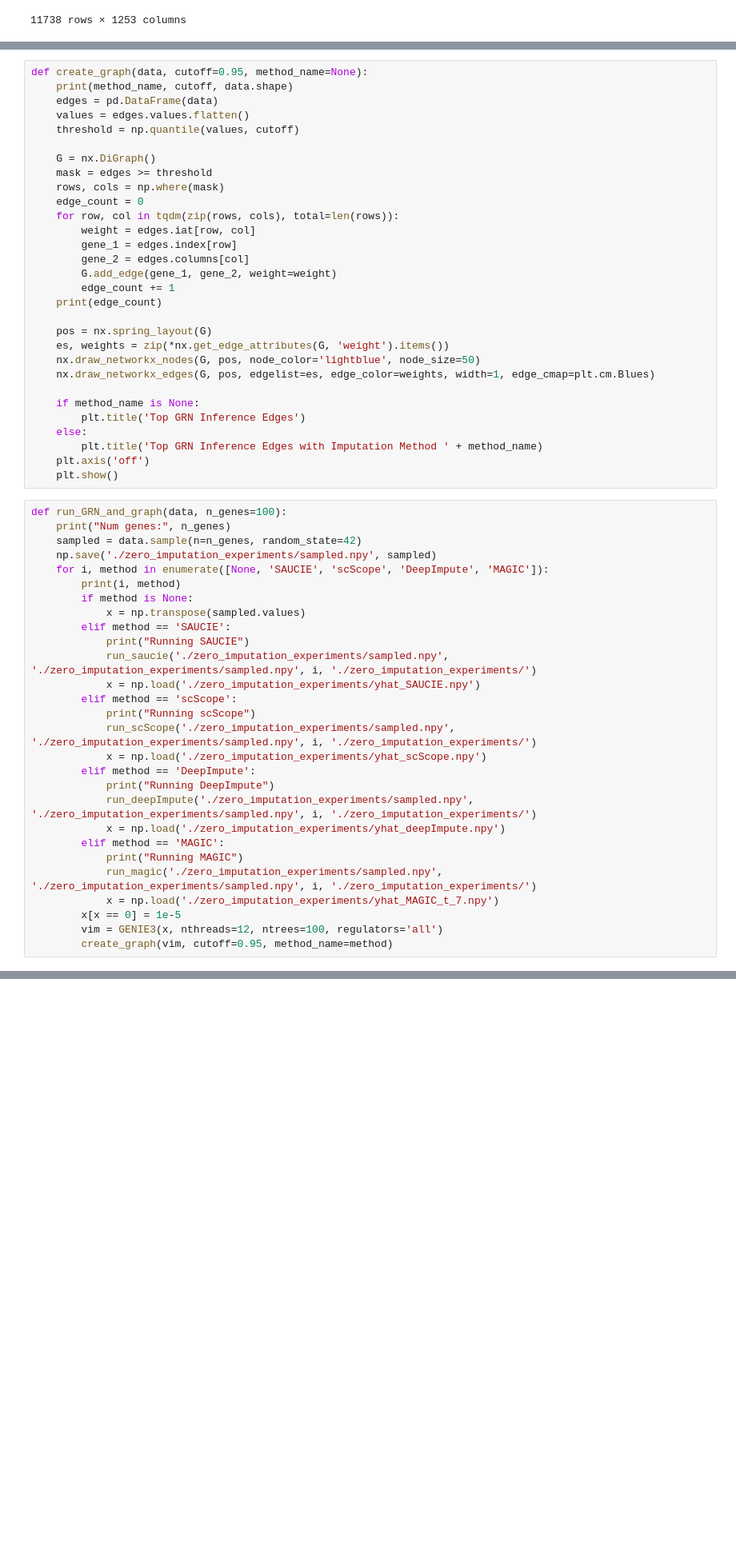
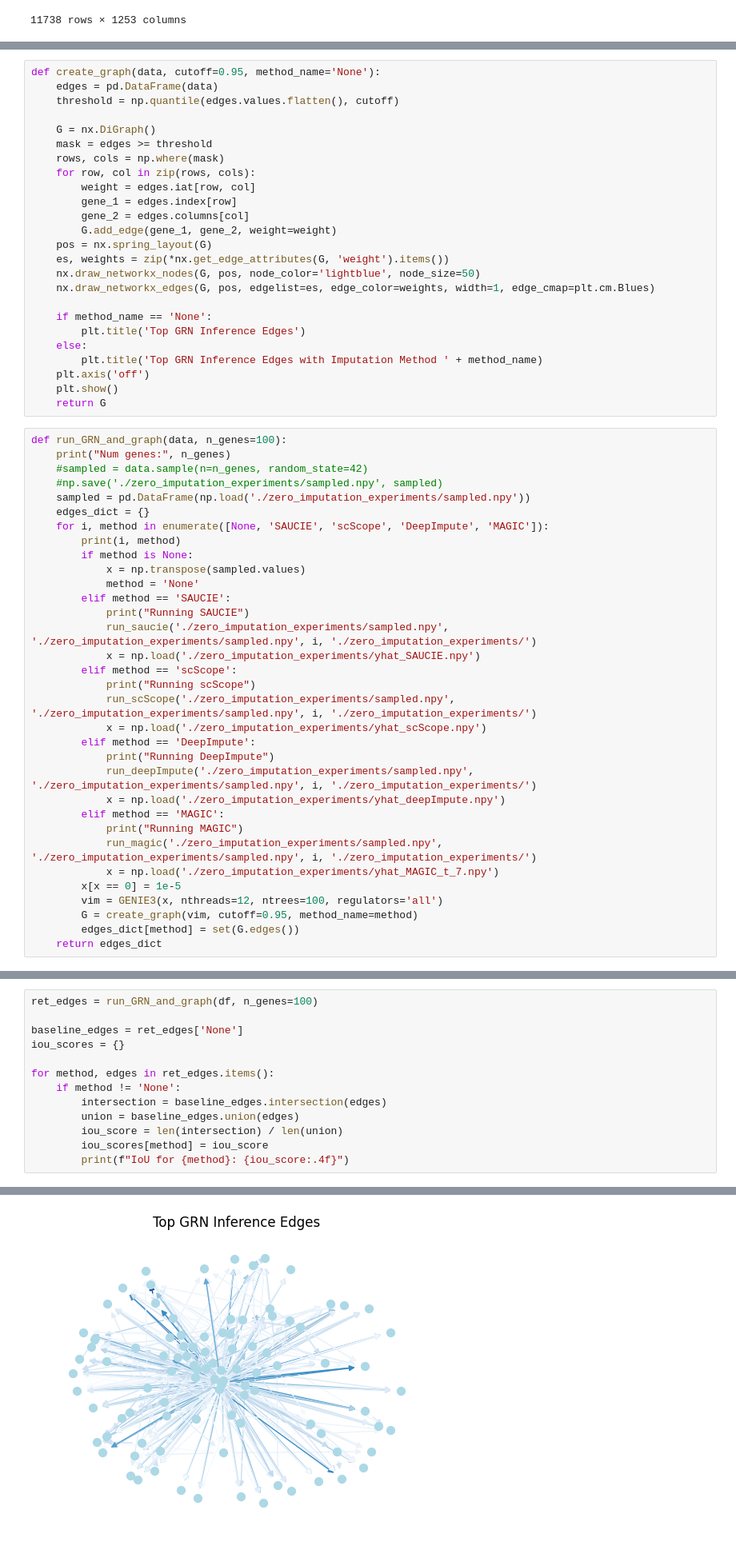
Before and after one commit to ankitbha/dfdl_imputation, a Jupyter notebook: network.ipynb, the cells around one changed output, grey strips where cells are left out. Shown at 80% size. Cells and saved outputs as stored; diff of their text form; blank space fills up the shorter version.

```diff
--- a/network.ipynb
+++ b/network.ipynb
@@ -141,42 +164,40 @@ def run_scScope(x_path, y_path, ind, save_path):
 # %%
-def create_graph(data, cutoff=0.95, method_name=None):
-    print(method_name, cutoff, data.shape)
+def create_graph(data, cutoff=0.95, method_name='None'):
     edges = pd.DataFrame(data)
-    values = edges.values.flatten()
-    threshold = np.quantile(values, cutoff)
+    threshold = np.quantile(edges.values.flatten(), cutoff)
 
     G = nx.DiGraph()
     mask = edges >= threshold
     rows, cols = np.where(mask)
-    edge_count = 0
-    for row, col in tqdm(zip(rows, cols), total=len(rows)):
+    for row, col in zip(rows, cols):
         weight = edges.iat[row, col]
         gene_1 = edges.index[row]
         gene_2 = edges.columns[col]
         G.add_edge(gene_1, gene_2, weight=weight)
-        edge_count += 1
-    print(edge_count)
-
     pos = nx.spring_layout(G)
     es, weights = zip(*nx.get_edge_attributes(G, 'weight').items())
     nx.draw_networkx_nodes(G, pos, node_color='lightblue', node_size=50)
     nx.draw_networkx_edges(G, pos, edgelist=es, edge_color=weights, width=1, edge_cmap=plt.cm.Blues)
 
-    if method_name is None:
+    if method_name == 'None':
         plt.title('Top GRN Inference Edges')
     else:
         plt.title('Top GRN Inference Edges with Imputation Method ' + method_name)
     plt.axis('off')
     plt.show()
+    return G
 # %%
 def run_GRN_and_graph(data, n_genes=100):
     print("Num genes:", n_genes)
-    sampled = data.sample(n=n_genes, random_state=42)
-    np.save('./zero_imputation_experiments/sampled.npy', sampled)
+    #sampled = data.sample(n=n_genes, random_state=42)
+    #np.save('./zero_imputation_experiments/sampled.npy', sampled)
+    sampled = pd.DataFrame(np.load('./zero_imputation_experiments/sampled.npy'))
+    edges_dict = {}
     for i, method in enumerate([None, 'SAUCIE', 'scScope', 'DeepImpute', 'MAGIC']):
         print(i, method)
         if method is None:
             x = np.transpose(sampled.values)
+            method = 'None'
         elif method == 'SAUCIE':
             print("Running SAUCIE")
             run_saucie('./zero_imputation_experiments/sampled.npy', './zero_imputation_experiments/sampled.npy', i, './zero_imputation_experiments/')
@@ -195,4 +216,6 @@ def run_GRN_and_graph(data, n_genes=100):
             x = np.load('./zero_imputation_experiments/yhat_MAGIC_t_7.npy')
         x[x == 0] = 1e-5
         vim = GENIE3(x, nthreads=12, ntrees=100, regulators='all')
-        create_graph(vim, cutoff=0.95, method_name=method)
+        G = create_graph(vim, cutoff=0.95, method_name=method)
+        edges_dict[method] = set(G.edges())
+    return edges_dict
@@ -200,0 +222,14 @@ run_GRN_and_graph(df, n_genes=100)
+# %%
+ret_edges = run_GRN_and_graph(df, n_genes=100)
+
+baseline_edges = ret_edges['None']
+iou_scores = {}
+
+for method, edges in ret_edges.items():
+    if method != 'None':
+        intersection = baseline_edges.intersection(edges)
+        union = baseline_edges.union(edges)
+        iou_score = len(intersection) / len(union)
+        iou_scores[method] = iou_score
+        print(f"IoU for {method}: {iou_score:.4f}")
+# %% [output]
@@ -200,0 +245 @@ run_GRN_and_graph(df, n_genes=100)
+[figure, added]
```
Also changed, not shown: parts of 3 cells of this notebook, 3 other files.
